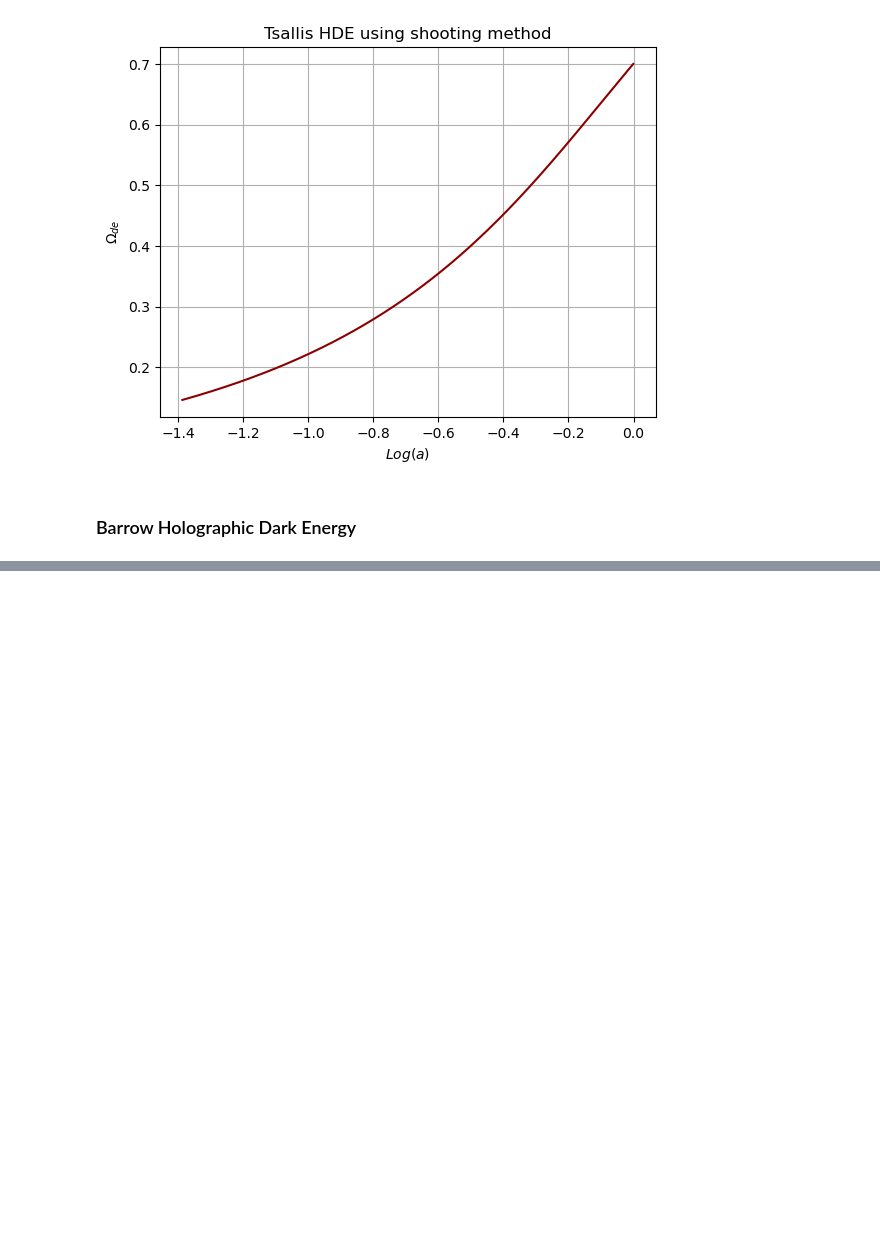
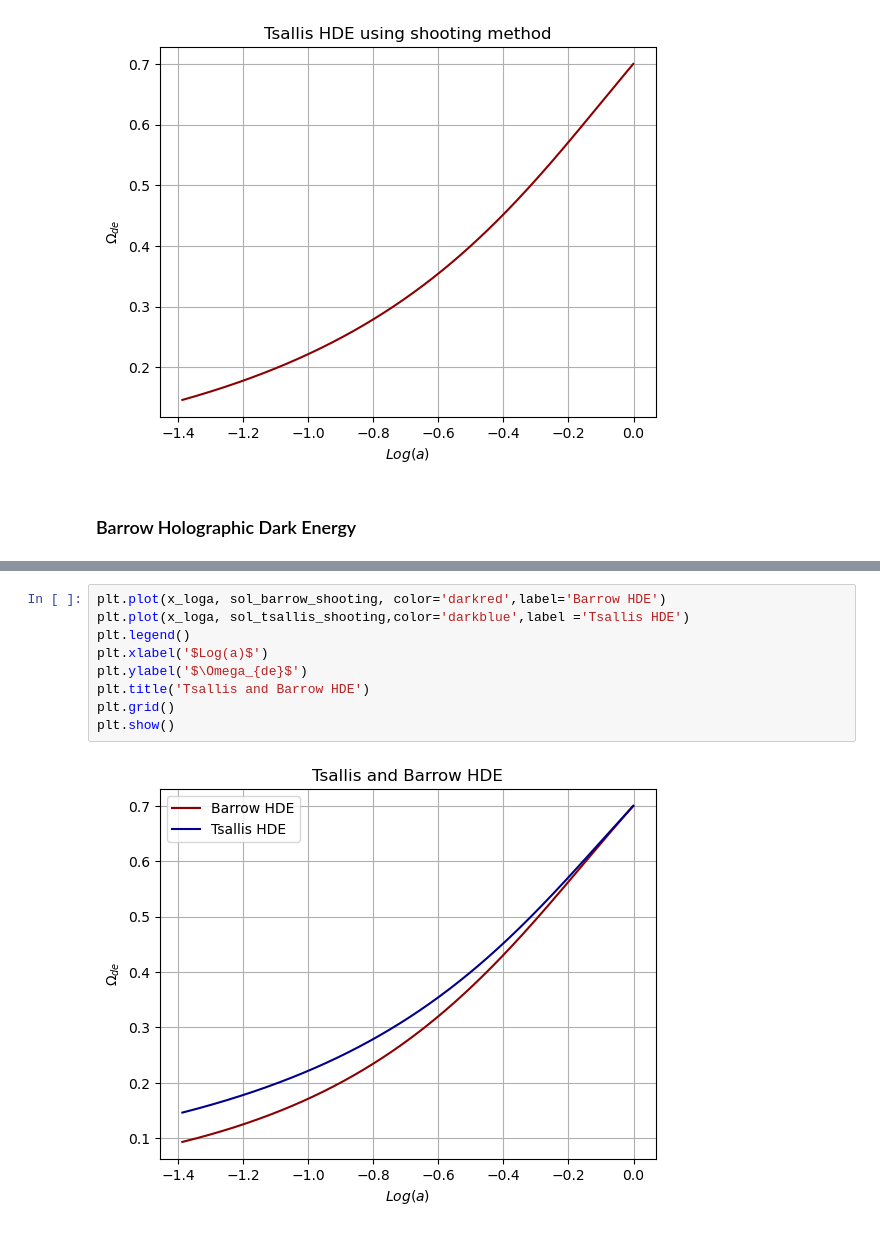
Before and after one commit to xlxnsxzpxtx/HolographicDE, a Jupyter notebook: holographics_models.ipynb, the cells around one changed output, grey strips where cells are left out. Drawn from its saved outputs; the diff is of its cells as text; blank space fills up the shorter version.

```diff
--- a/holographics_models.ipynb
+++ b/holographics_models.ipynb
@@ -246,0 +239,11 @@ RuntimeError: Tolerance of -0.00010001000050003335 reached. Failed to converge a
+# %%
+plt.plot(x_loga, sol_barrow_shooting, color='darkred',label='Barrow HDE')
+plt.plot(x_loga, sol_tsallis_shooting,color='darkblue',label ='Tsallis HDE')
+plt.legend()
+plt.xlabel('$Log(a)$')
+plt.ylabel('$\Omega_{de}$')
+plt.title('Tsallis and Barrow HDE')
+plt.grid()
+plt.show()
+# %% [output]
+[figure, added]
```
Also changed, not shown: parts of 2 cells of this notebook.
